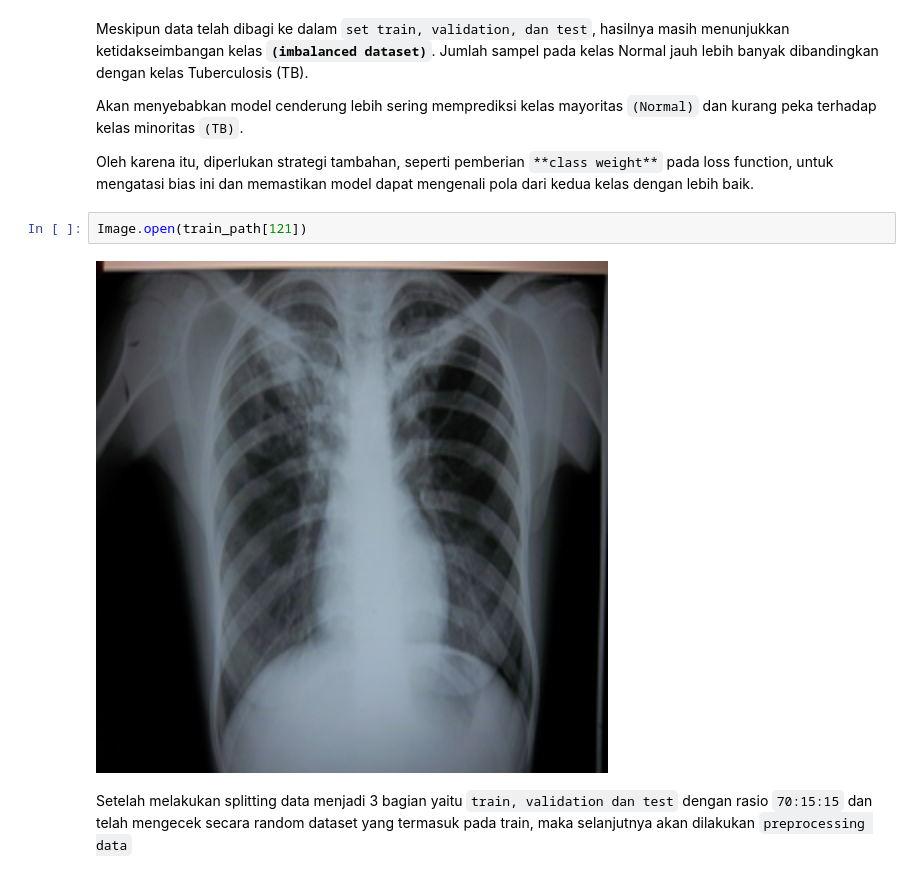
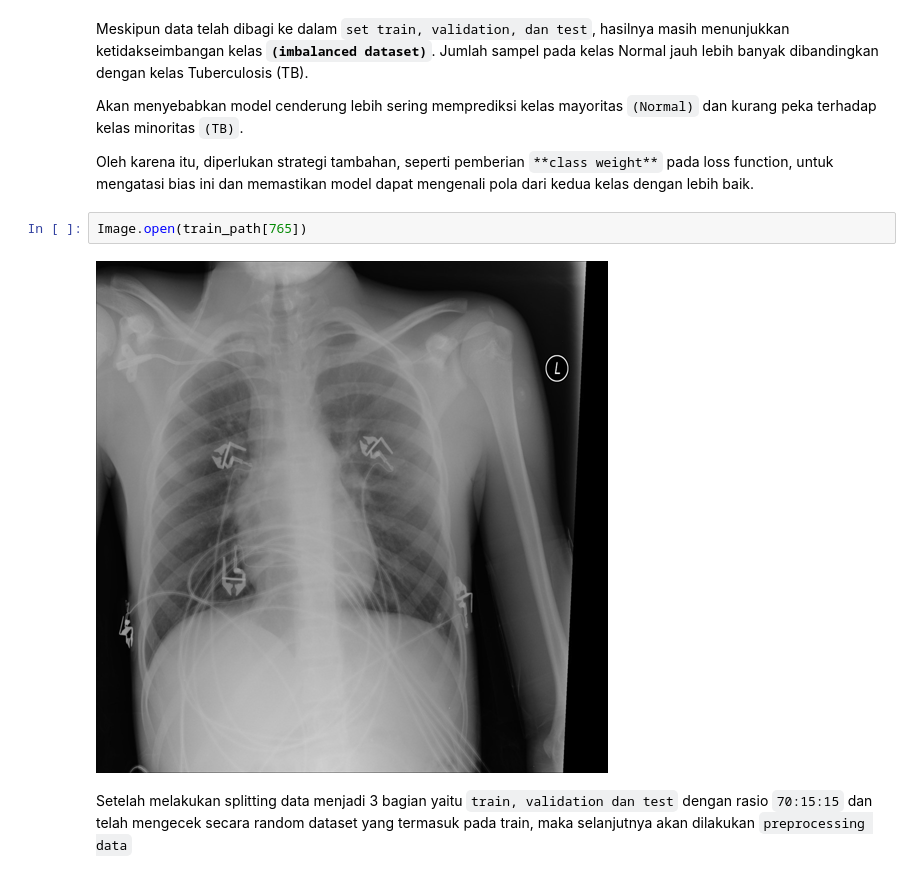
Before and after one commit to covryzne/tbc-detection-skripsi, a Jupyter notebook: tbc_detection_skripsi_netebook.ipynb, the cells around one changed output. Drawn from its saved outputs; the diff is of its cells as text.

```diff
--- a/tbc_detection_skripsi_netebook.ipynb
+++ b/tbc_detection_skripsi_netebook.ipynb
@@ -345,9 +345,9 @@ Akan menyebabkan model cenderung lebih sering memprediksi kelas mayoritas `(Norm
 
 Oleh karena itu, diperlukan strategi tambahan, seperti pemberian `**class weight**` pada loss function, untuk mengatasi bias ini dan memastikan model dapat mengenali pola dari kedua kelas dengan lebih baik.
 # %%
-Image.open(train_path[121])
+Image.open(train_path[765])
 # %% [output]
-[figure, old version]
+[figure, new version]
 # %% [markdown]
 Setelah melakukan splitting data menjadi 3 bagian yaitu `train, validation dan test` dengan rasio `70:15:15` dan telah mengecek secara random dataset yang termasuk pada train, maka selanjutnya akan dilakukan `preprocessing data`
 # %% [markdown]
```
Also changed, not shown: parts of 22 cells of this notebook.
